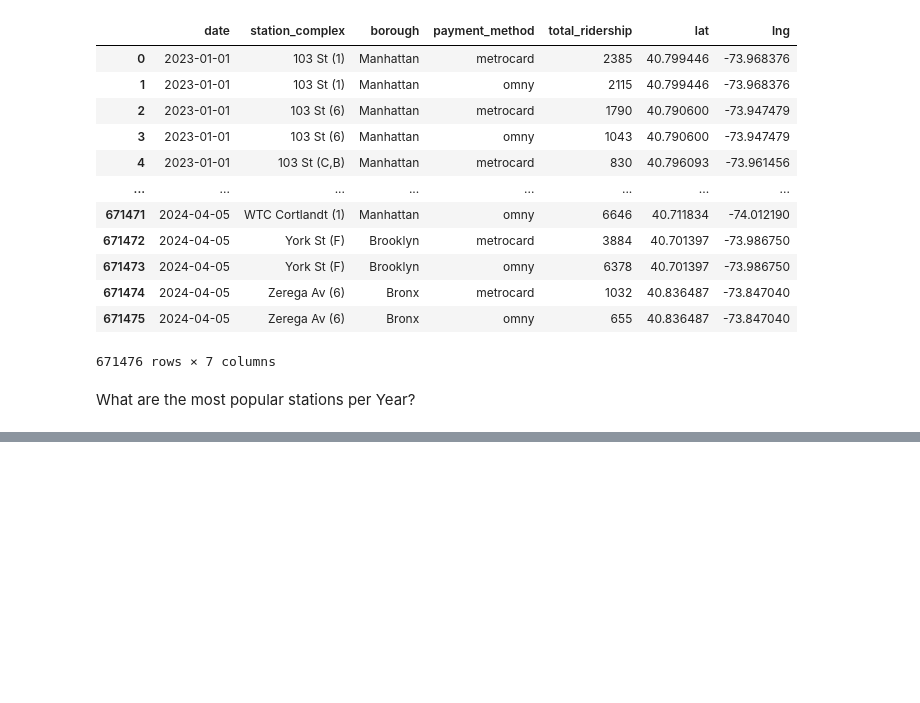
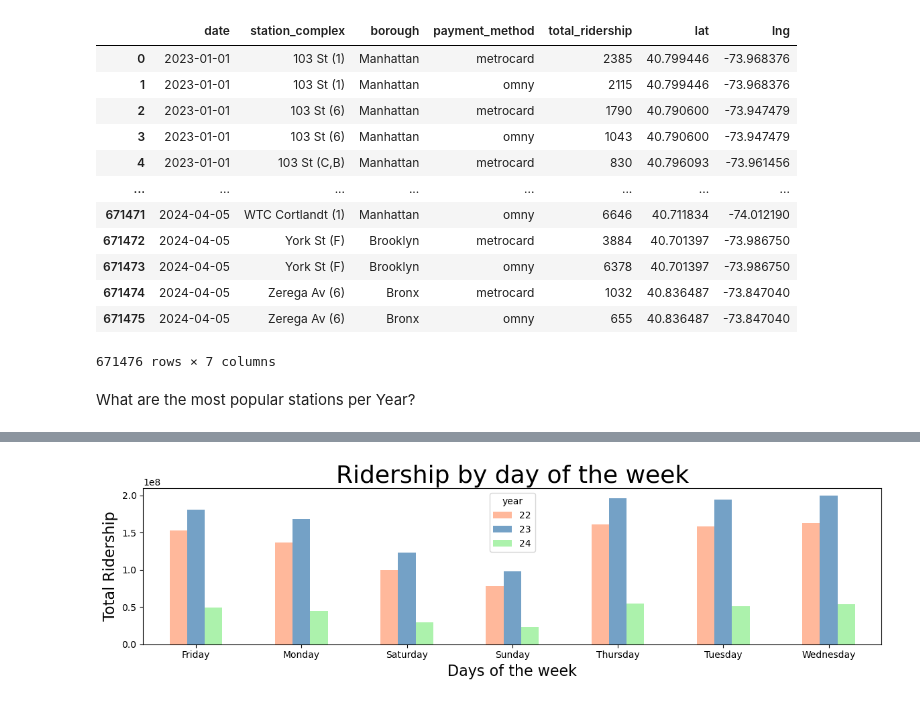
Before and after one commit to KZahraeloula/MTA_Analysis_project, a Jupyter notebook: mta_analysis_za.ipynb, the cells around one changed output, grey strips where cells are left out. Drawn from its saved outputs; the diff is of its cells as text; code cells hidden in the pictures; blank space fills up the shorter version.

```diff
--- a/mta_analysis_za.ipynb
+++ b/mta_analysis_za.ipynb
@@ -58,0 +174,6 @@ AttributeError: Can only use .dt accessor with datetimelike values
+# %%
+# convert date to day of the week
+combined_df['day_of_week'] = combined_df['date'].dt.day_name()
+mta_dayofweek_df=combined_df.groupby(['year','day_of_week'])['total_ridership'].sum()
+new_day_of_week_df = mta_dayofweek_df.reset_index()
+new_day_of_week_df
@@ -58,0 +198,4 @@ AttributeError: Can only use .dt accessor with datetimelike values
+# %%
+pivot_df2=new_day_of_week_df.pivot_table(index='day_of_week', columns='year', values='total_ridership')
+pivot_df2.sort_values(by=['day_of_week'], inplace=True)
+pivot_df2
@@ -58,0 +212,10 @@ AttributeError: Can only use .dt accessor with datetimelike values
+# %%
+pivot_df2.plot(kind="bar", figsize=(12,3.5), alpha=0.75, align="center",color=['lightsalmon', 'steelblue', 'lightgreen'], rot=0 )
+plt.title("Ridership by day of the week",fontsize=26)
+plt.xlabel("Days of the week",fontsize=16)
+plt.ylabel("Total Ridership",fontsize=16)
+plt.tight_layout()
+plt.savefig("Ressources/Fig3.png", bbox_inches = 'tight')
+plt.show()
+# %% [output]
+[figure, added]
```
Also changed, not shown: parts of 22 cells of this notebook, 7 other files.
